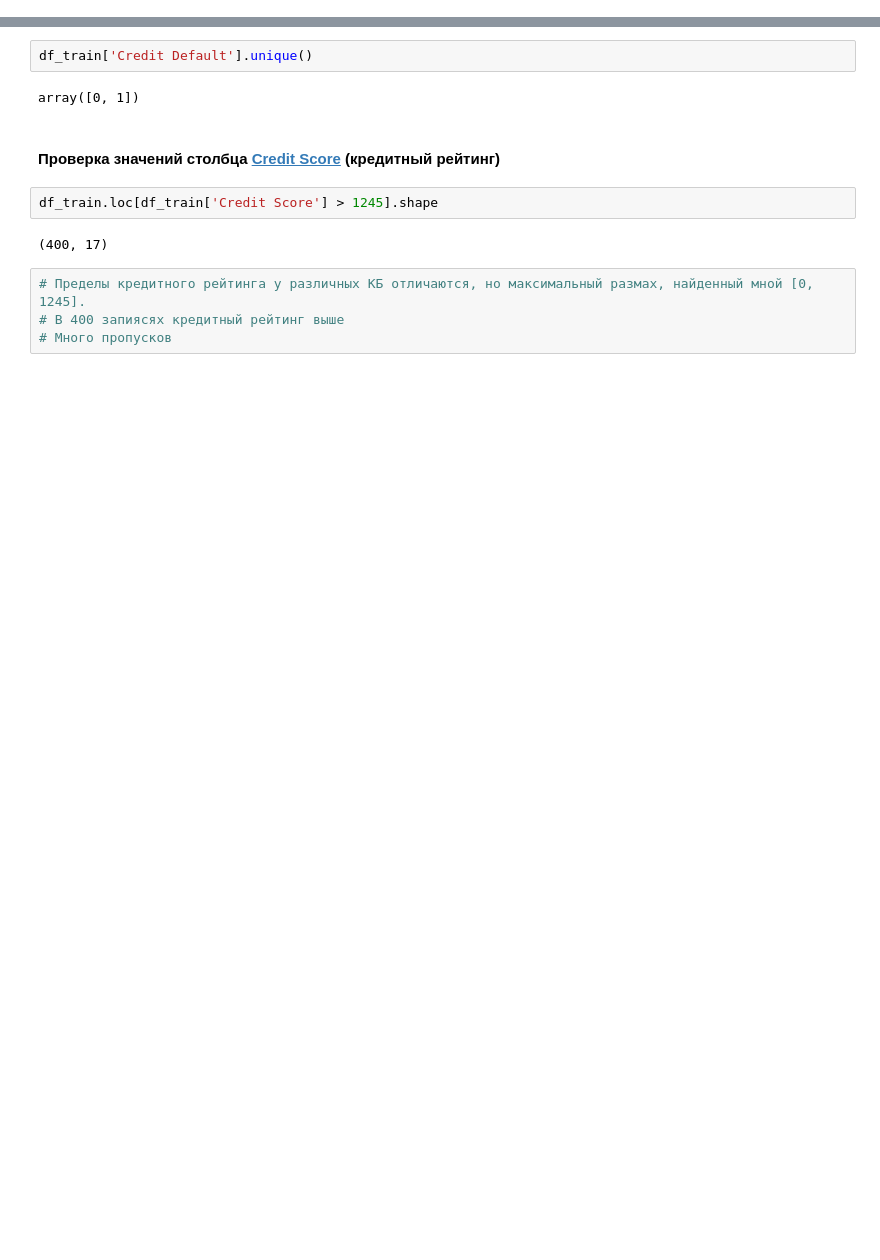
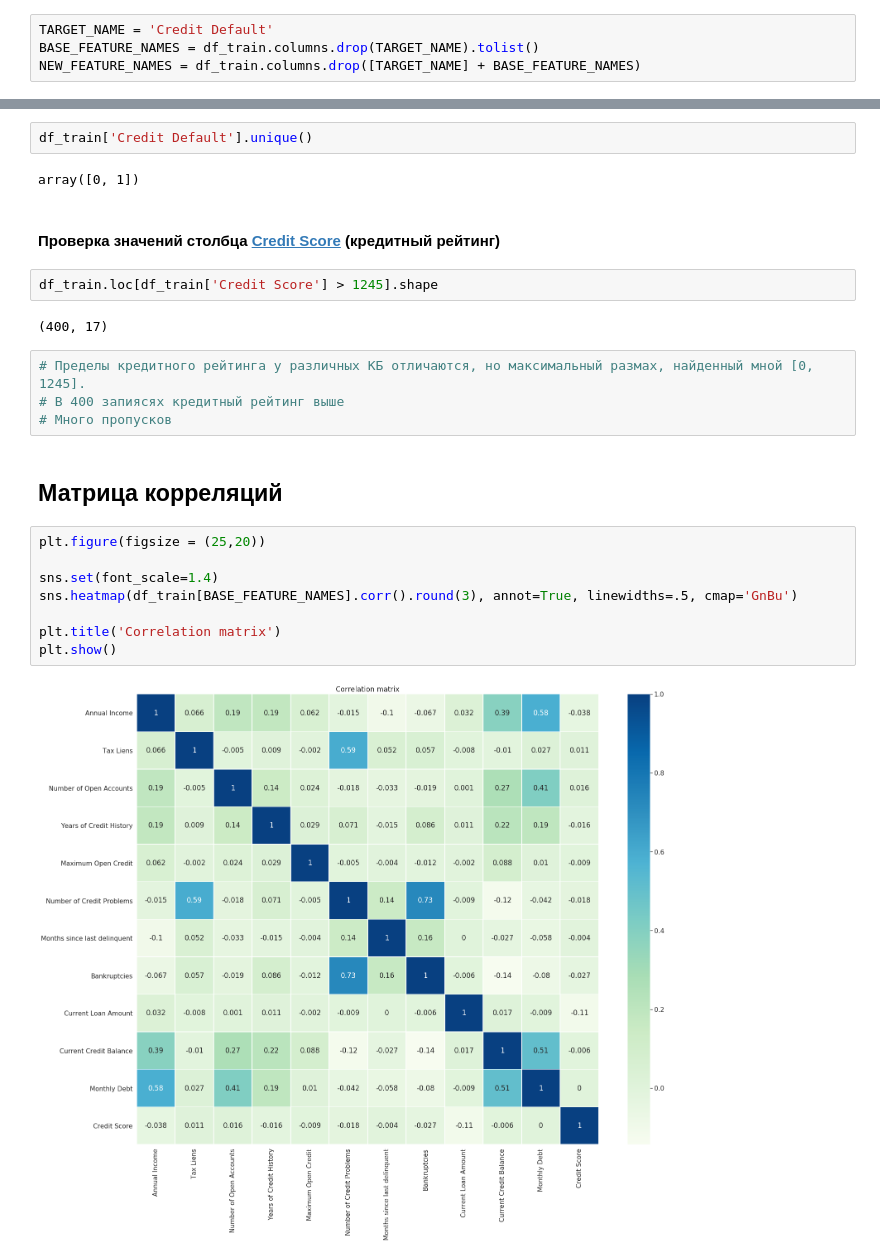
Before and after one commit to damkh/gb_py_data_sci_2020-07-20, a Jupyter notebook: course_project/Course_project_v2.ipynb, the cells around one changed output, grey strips where cells are left out. Drawn from its saved outputs; the diff is of its cells as text; blank space fills up the shorter version.

```diff
--- a/course_project/Course_project_v2.ipynb
+++ b/course_project/Course_project_v2.ipynb
@@ -78,6 +83,10 @@ df_train.head()
 | 2 | Home Mortgage | 751412.0 | 8 years | 0.0 | 11.0 | ... |
 | 3 | Own Home | 805068.0 | 6 years | 0.0 | 8.0 | ... |
 | 4 | Rent | 776264.0 | 8 years | 0.0 | 13.0 | ... |
+# %%
+TARGET_NAME = 'Credit Default'
+BASE_FEATURE_NAMES = df_train.columns.drop(TARGET_NAME).tolist()
+NEW_FEATURE_NAMES = df_train.columns.drop([TARGET_NAME] + BASE_FEATURE_NAMES)
 # %%
 df_train.describe().T
 # %% [output]
@@ -291,3 +350,15 @@ df_train.loc[df_train['Credit Score'] > 1245].shape
 # Пределы кредитного рейтинга у различных КБ отличаются, но максимальный размах, найденный мной [0, 1245].
 # В 400 запиясях кредитный рейтинг выше
 # Много пропусков
+# %% [markdown]
+## Матрица корреляций
+# %%
+plt.figure(figsize = (25,20))
+
+sns.set(font_scale=1.4)
+sns.heatmap(df_train[BASE_FEATURE_NAMES].corr().round(3), annot=True, linewidths=.5, cmap='GnBu')
+
+plt.title('Correlation matrix')
+plt.show()
+# %% [output]
+[figure, added]
```
Also changed, not shown: parts of 14 cells of this notebook, 1 other file.
